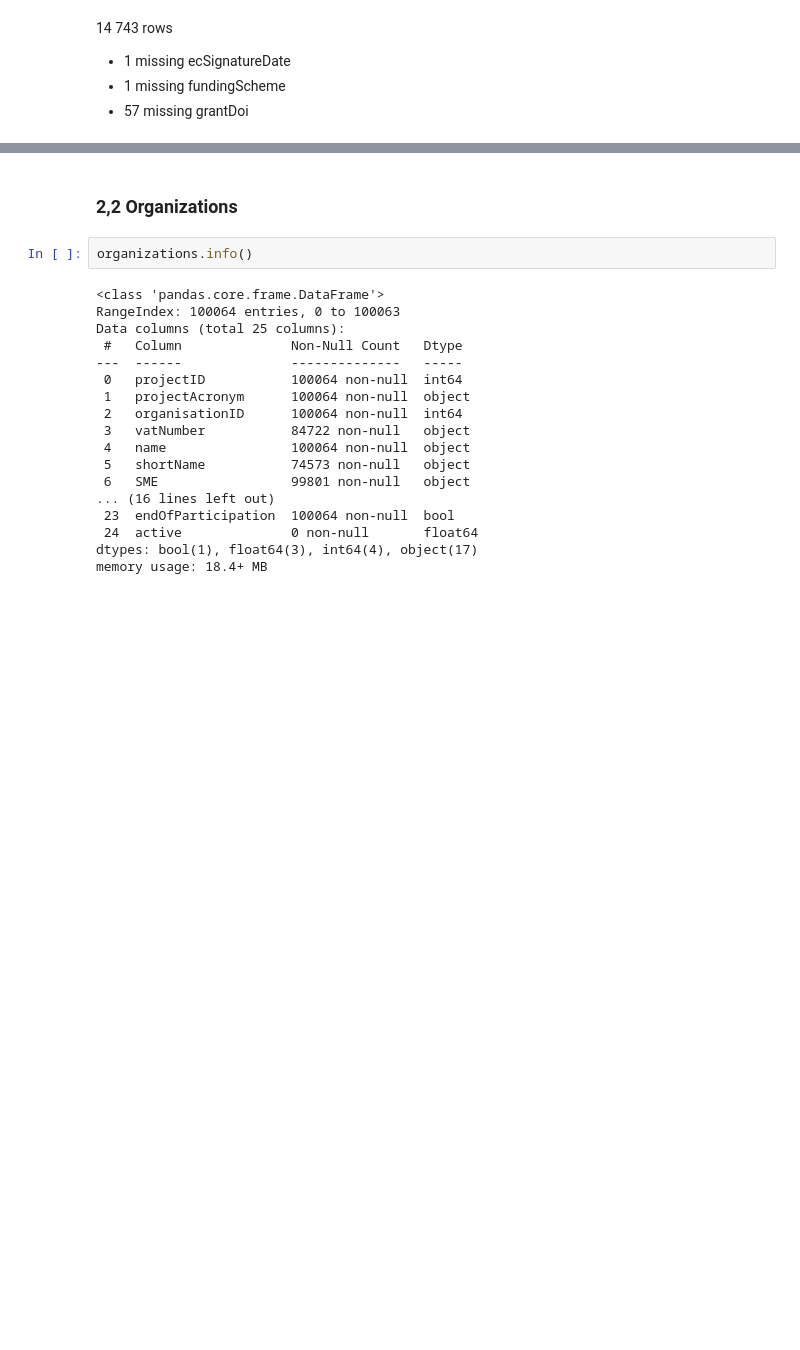
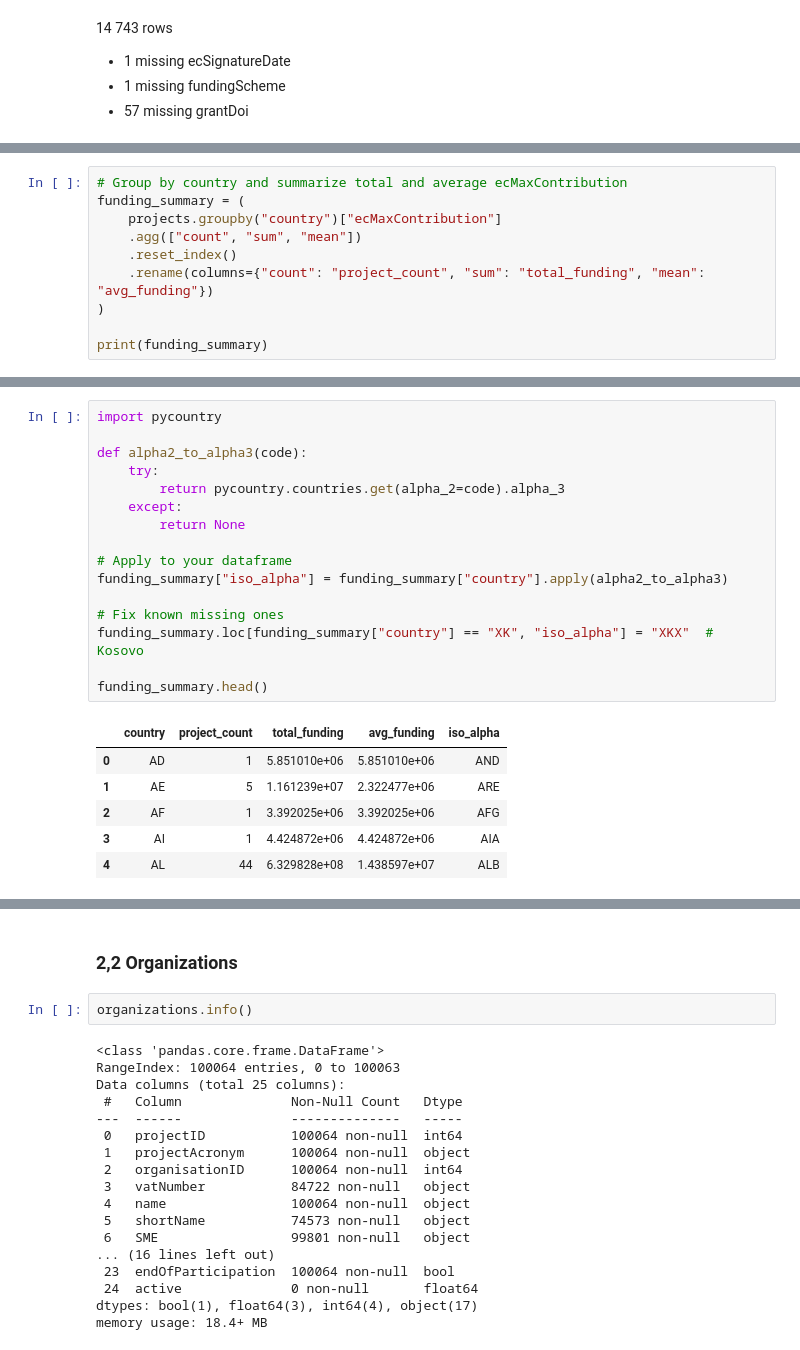
Before and after one commit to EliasIblisdir/MDA_project, a Jupyter notebook: Horizon.ipynb, the cells around one changed output, grey strips where cells are left out. Drawn from its saved outputs; the diff is of its cells as text; blank space fills up the shorter version.

```diff
--- a/Horizon.ipynb
+++ b/Horizon.ipynb
@@ -170,0 +212,10 @@ projects
+# %%
+# Group by country and summarize total and average ecMaxContribution
+funding_summary = (
+    projects.groupby("country")["ecMaxContribution"]
+    .agg(["count", "sum", "mean"])
+    .reset_index()
+    .rename(columns={"count": "project_count", "sum": "total_funding", "mean": "avg_funding"})
+)
+
+print(funding_summary)
@@ -170,0 +237,23 @@ projects
+# %%
+import pycountry
+
+def alpha2_to_alpha3(code):
+    try:
+        return pycountry.countries.get(alpha_2=code).alpha_3
+    except:
+        return None
+
+# Apply to your dataframe
+funding_summary["iso_alpha"] = funding_summary["country"].apply(alpha2_to_alpha3)
+
+# Fix known missing ones
+funding_summary.loc[funding_summary["country"] == "XK", "iso_alpha"] = "XKX"  # Kosovo
+
+funding_summary.head()
+# %% [output]
+|  | country | project_count | total_funding | avg_funding | iso_alpha |
+| 0 | AD | 1 | 5.851010e+06 | 5.851010e+06 | AND |
+| 1 | AE | 5 | 1.161239e+07 | 2.322477e+06 | ARE |
+| 2 | AF | 1 | 3.392025e+06 | 3.392025e+06 | AFG |
+| 3 | AI | 1 | 4.424872e+06 | 4.424872e+06 | AIA |
+| 4 | AL | 44 | 6.329828e+08 | 1.438597e+07 | ALB |
```
Also changed, not shown: parts of 5 cells of this notebook, 1 other file.
